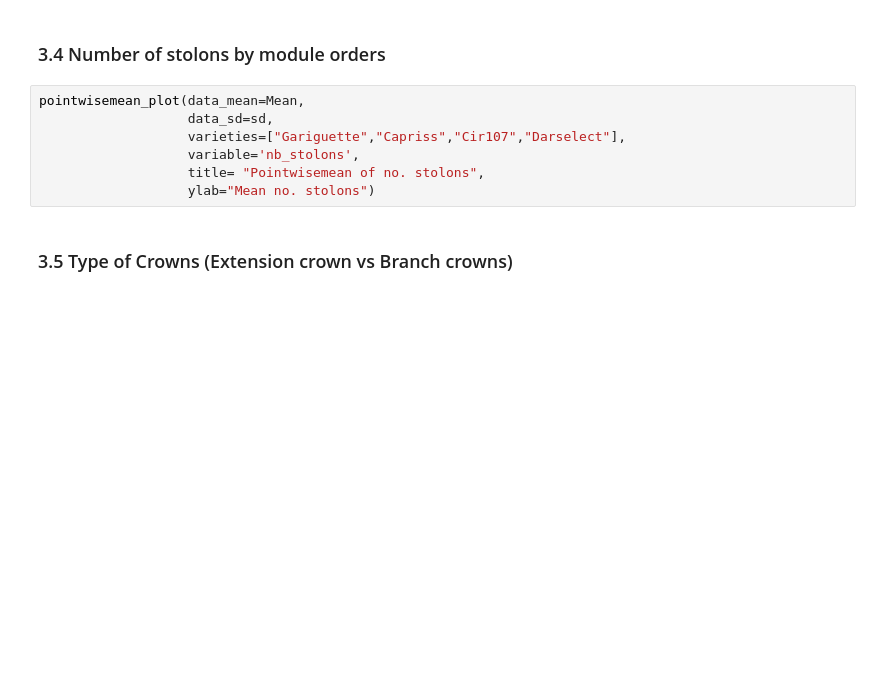
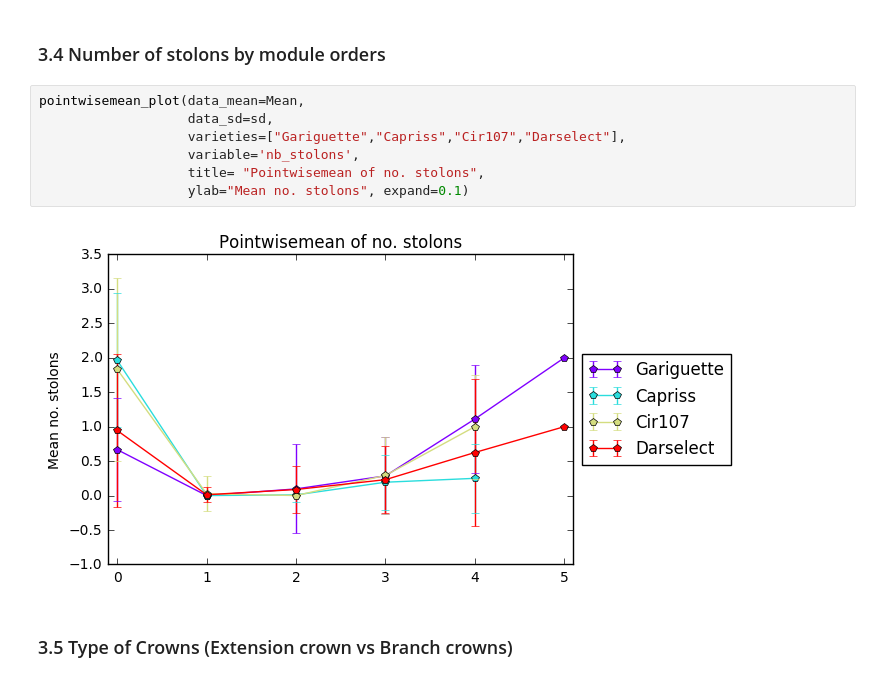
Before and after one commit to openalea/strawberry, a Jupyter notebook: example/tutorials/3.Architecture analysis at module scale.ipynb, the cells around one changed output. Cells and saved outputs as stored; diff of their text form; blank space fills up the shorter version.

```diff
--- a/example/tutorials/3.Architecture analysis at module scale.ipynb
+++ b/example/tutorials/3.Architecture analysis at module scale.ipynb
@@ -181,10 +248,12 @@ pointwisemean_plot(data_mean=Mean,
 # %%
 pointwisemean_plot(data_mean=Mean,
                    data_sd=sd,
                    varieties=["Gariguette","Capriss","Cir107","Darselect"],
                    variable='nb_stolons',
                    title= "Pointwisemean of no. stolons",
-                   ylab="Mean no. stolons")
+                   ylab="Mean no. stolons", expand=0.1)
+# %% [output]
+[figure, added]
 # %% [markdown]
 ### 3.5 Type of Crowns (Extension crown vs Branch crowns)
 # %%
```
Also changed, not shown: parts of 13 cells of this notebook, 1 other file.
